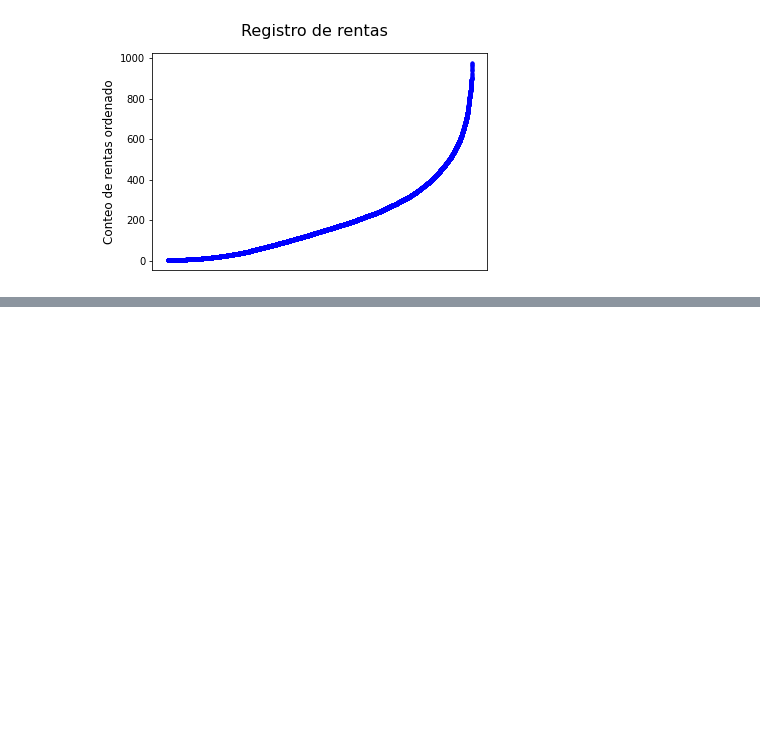
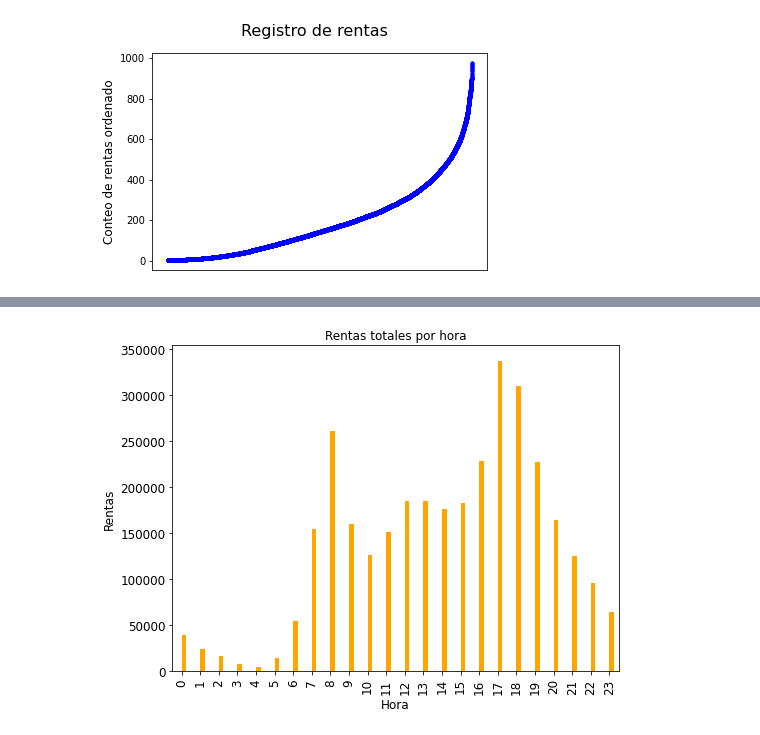
Before and after one commit to JoelBuenrostro/Renta-de-bicicletas, a Jupyter notebook: Renta de bicicletas.ipynb, the cells around one changed output, grey strips where cells are left out. Drawn from its saved outputs; the diff is of its cells as text; code cells hidden in the pictures; blank space fills up the shorter version.

```diff
--- a/Renta de bicicletas.ipynb
+++ b/Renta de bicicletas.ipynb
@@ -152,0 +207,9 @@ Text(0.5, 0.98, 'Registro de rentas')
+# %%
+ax = bike_hours[['hr','cnt']].groupby(['hr']).sum().reset_index().plot(kind='bar', figsize=(8, 6),
+                                       legend = False, title ="Rentas totales por hora",
+                                       color='orange', fontsize=12)
+ax.set_xlabel("Hora", fontsize=12)
+ax.set_ylabel("Rentas", fontsize=12)
+plt.show()
+# %% [output]
+[figure, added]
```
Also changed, not shown: parts of 17 cells of this notebook.
